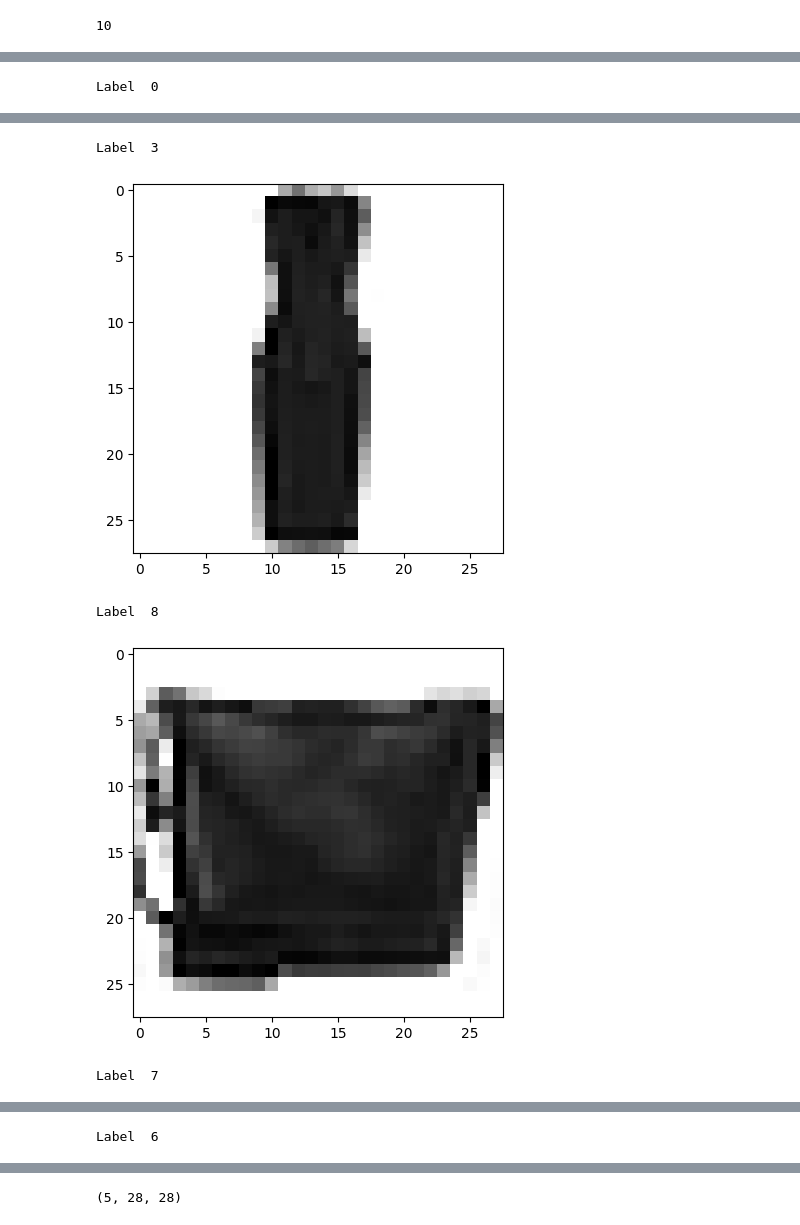
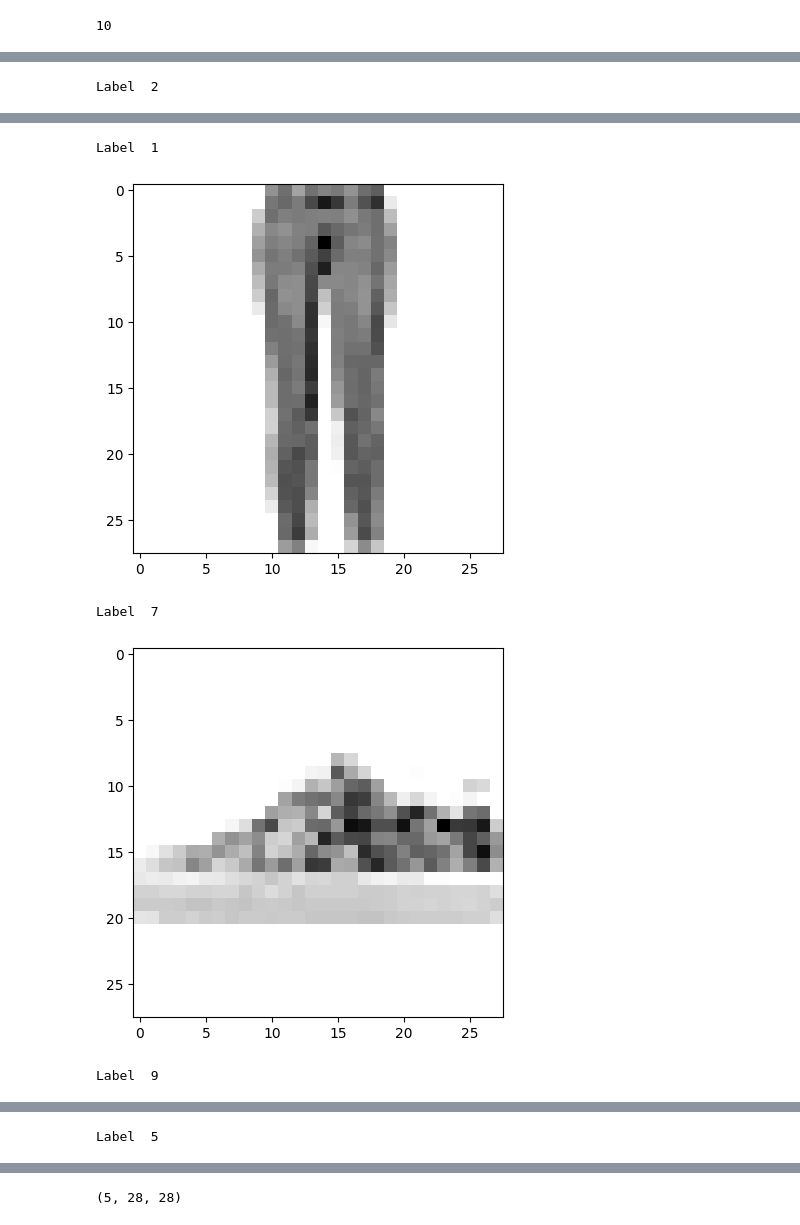
Before and after one commit to dhimassena/mnist_fashion_tf, a Jupyter notebook: mnist_fashion_tf.ipynb, the cells around one changed output, grey strips where cells are left out. Drawn from its saved outputs; the diff is of its cells as text; code cells hidden in the pictures.

```diff
--- a/mnist_fashion_tf.ipynb
+++ b/mnist_fashion_tf.ipynb
@@ -13,6 +13,9 @@ print(keras.__version__)
 fmnist = keras.datasets.fashion_mnist
 (x_train, y_train), (x_test, y_test) = fmnist.load_data()
 
+# scaling into 0 - 1
+x_train, x_test = x_train / 255.0, x_test / 255.0
+
 # print the data shape
 print(x_train.shape)
 # %% [output]
@@ -126,16 +140,16 @@ plt.show()
 # %%
 # conducting inference
-samples = [48, 453, 3185, 5729, 34523]
+samples_idx = [48, 453, 3185, 6729, 8423]
 to_pred = []
 img_width = 28
 img_height = 28
 
-for sample in samples:
-  reshape_img = x_train[sample].reshape(img_width, img_height)
-  print("Label ", y_train[sample])
+for idx in samples_idx:
+  reshape_img = x_test[idx].reshape(img_width, img_height)
+  print("Label ", y_test[idx])
   plt.imshow(reshape_img, cmap=plt.cm.binary)
   plt.show()
   print("")
-  to_pred.append(x_train[sample])
+  to_pred.append(reshape_img)
 # %% [output]
-Label  0
+Label  2
@@ -143,5 +157,5 @@ Label  0
-Label  3
+Label  1
-[figure, old version]
+[figure, new version]
-Label  8
+Label  7
-[figure, old version]
+[figure, new version]
-Label  7
+Label  9
@@ -149 +163 @@ Label  7
-Label  6
+Label  5
```
Also changed, not shown: parts of 8 cells of this notebook.
